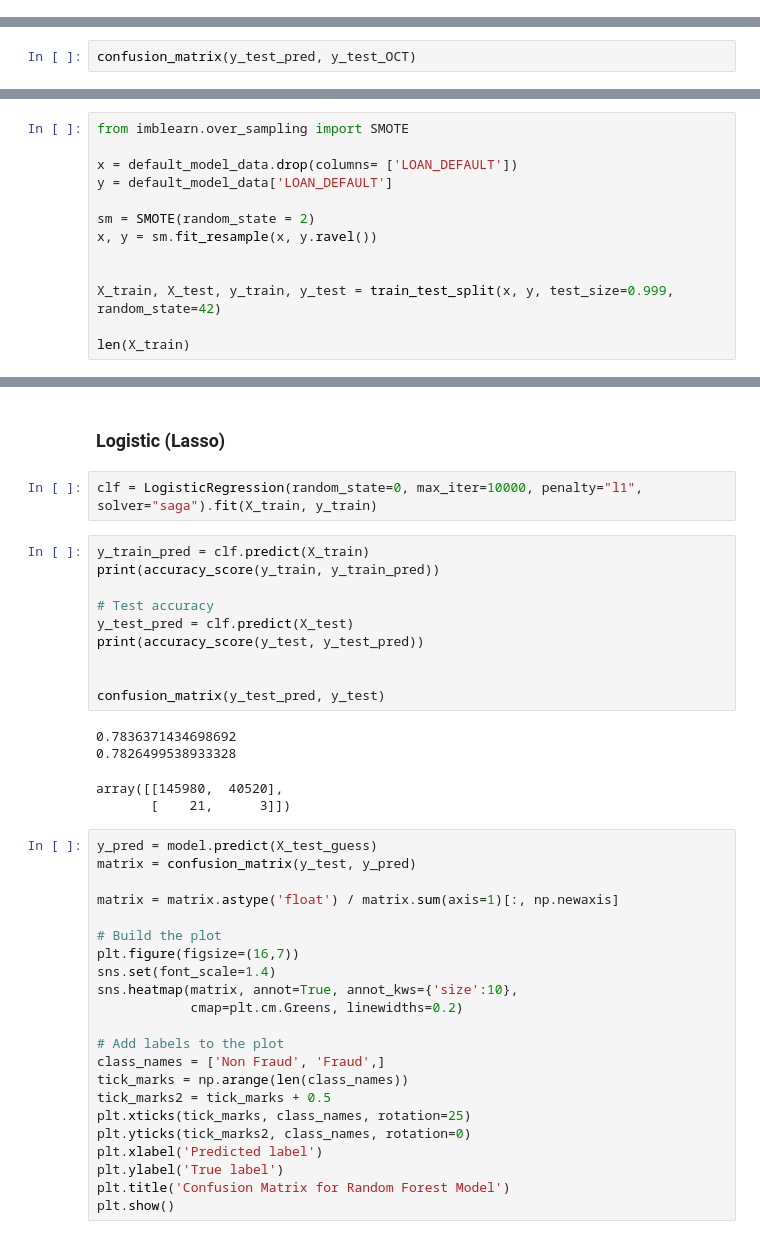
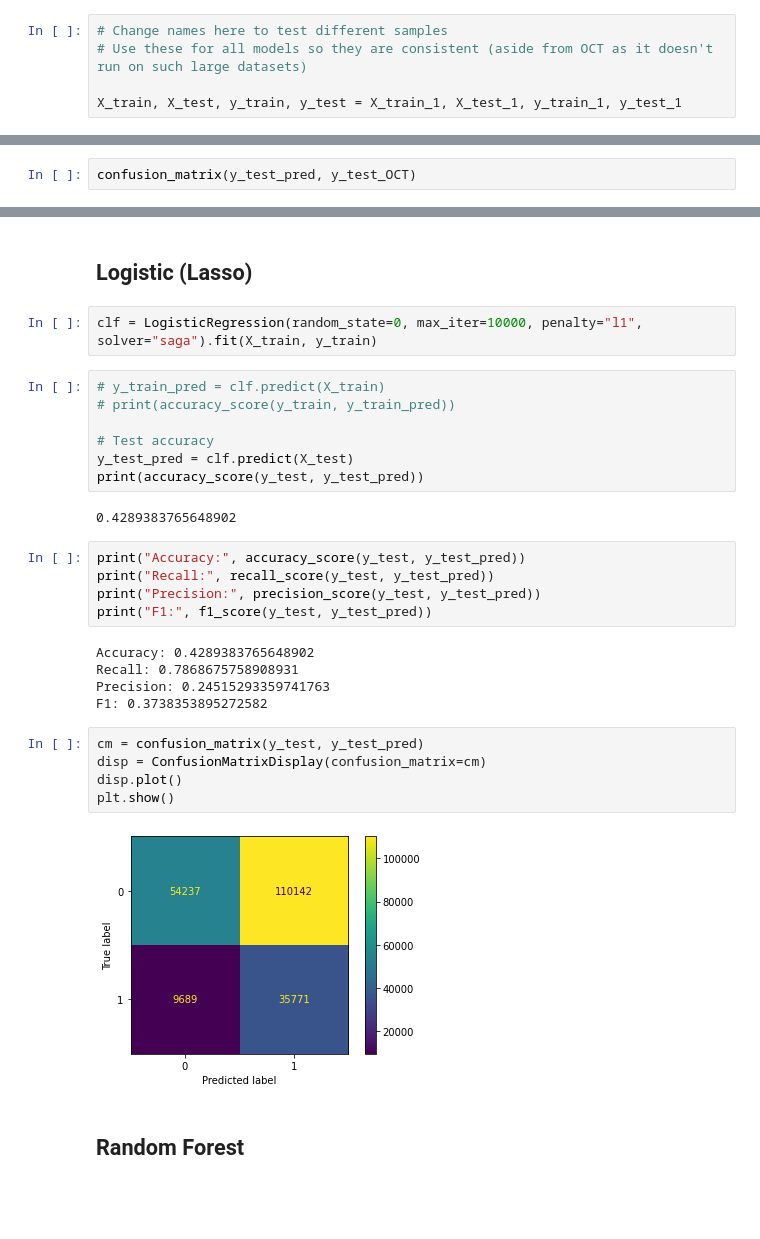
Before and after one commit to alopanik/Practicum-Project, a Jupyter notebook: Loan_Default_GOSDT.ipynb, the cells around one changed output, grey strips where cells are left out. Drawn from its saved outputs; the diff is of its cells as text; blank space fills up the shorter version.

```diff
--- a/Loan_Default_GOSDT.ipynb
+++ b/Loan_Default_GOSDT.ipynb
@@ -84,3 +113,8 @@ len(X_train)
+# %%
+# Change names here to test different samples
+# Use these for all models so they are consistent (aside from OCT as it doesn't run on such large datasets)
+
+X_train, X_test, y_train, y_test = X_train_1, X_test_1, y_train_1, y_test_1
 # %% [markdown]
 ## GOSDT
 # %%
@@ -198,13 +254,0 @@ confusion_matrix(y_test_pred, y_test_OCT)
-# %%
-from imblearn.over_sampling import SMOTE
-
-x = default_model_data.drop(columns= ['LOAN_DEFAULT'])
-y = default_model_data['LOAN_DEFAULT']
-
-sm = SMOTE(random_state = 2)
-x, y = sm.fit_resample(x, y.ravel())
-
-
-X_train, X_test, y_train, y_test = train_test_split(x, y, test_size=0.999, random_state=42)
-
-len(X_train)
@@ -224,41 +255,32 @@ mfoctree.fit(X_train_OCT, y_train_OCT)
 # %% [markdown]
-### Logistic (Lasso)
+## Logistic (Lasso)
 # %%
 clf = LogisticRegression(random_state=0, max_iter=10000, penalty="l1", solver="saga").fit(X_train, y_train)
 # %%
-y_train_pred = clf.predict(X_train)
-print(accuracy_score(y_train, y_train_pred))
+# y_train_pred = clf.predict(X_train)
+# print(accuracy_score(y_train, y_train_pred))
 
 # Test accuracy
 y_test_pred = clf.predict(X_test)
 print(accuracy_score(y_test, y_test_pred))
-
-
-confusion_matrix(y_test_pred, y_test)
 # %% [output]
-0.7836371434698692
-0.7826499538933328
+0.4289383765648902
-array([[145980,  40520],
-       [    21,      3]])
-# %%
-y_pred = model.predict(X_test_guess)
-matrix = confusion_matrix(y_test, y_pred)
-
-matrix = matrix.astype('float') / matrix.sum(axis=1)[:, np.newaxis]
-
-# Build the plot
-plt.figure(figsize=(16,7))
-sns.set(font_scale=1.4)
-sns.heatmap(matrix, annot=True, annot_kws={'size':10},
-            cmap=plt.cm.Greens, linewidths=0.2)
-
-# Add labels to the plot
-class_names = ['Non Fraud', 'Fraud',]
-tick_marks = np.arange(len(class_names))
-tick_marks2 = tick_marks + 0.5
-plt.xticks(tick_marks, class_names, rotation=25)
-plt.yticks(tick_marks2, class_names, rotation=0)
-plt.xlabel('Predicted label')
-plt.ylabel('True label')
-plt.title('Confusion Matrix for Random Forest Model')
-plt.show()
+# %%
+print("Accuracy:", accuracy_score(y_test, y_test_pred))
+print("Recall:", recall_score(y_test, y_test_pred))
+print("Precision:", precision_score(y_test, y_test_pred))
+print("F1:", f1_score(y_test, y_test_pred))
+# %% [output]
+Accuracy: 0.4289383765648902
+Recall: 0.7868675758908931
+Precision: 0.24515293359741763
+F1: 0.3738353895272582
+# %%
+cm = confusion_matrix(y_test, y_test_pred)
+disp = ConfusionMatrixDisplay(confusion_matrix=cm)
+disp.plot()
+plt.show()
+# %% [output]
+[figure, added]
+# %% [markdown]
+## Random Forest
```
Also changed, not shown: parts of 26 cells of this notebook, 1 other file.
